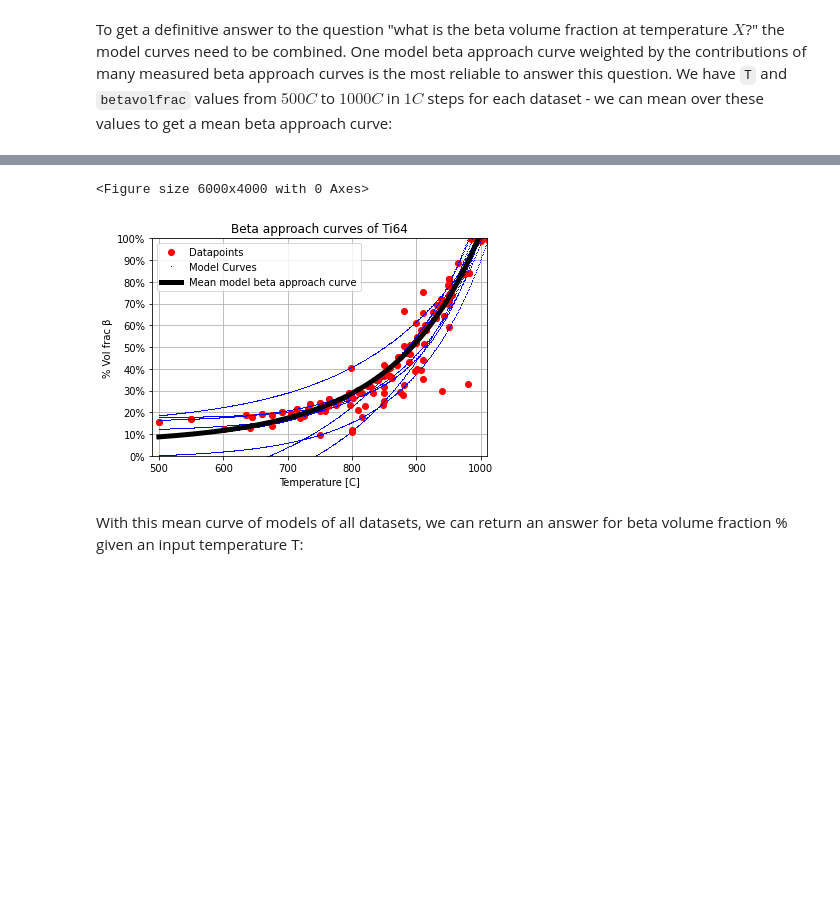
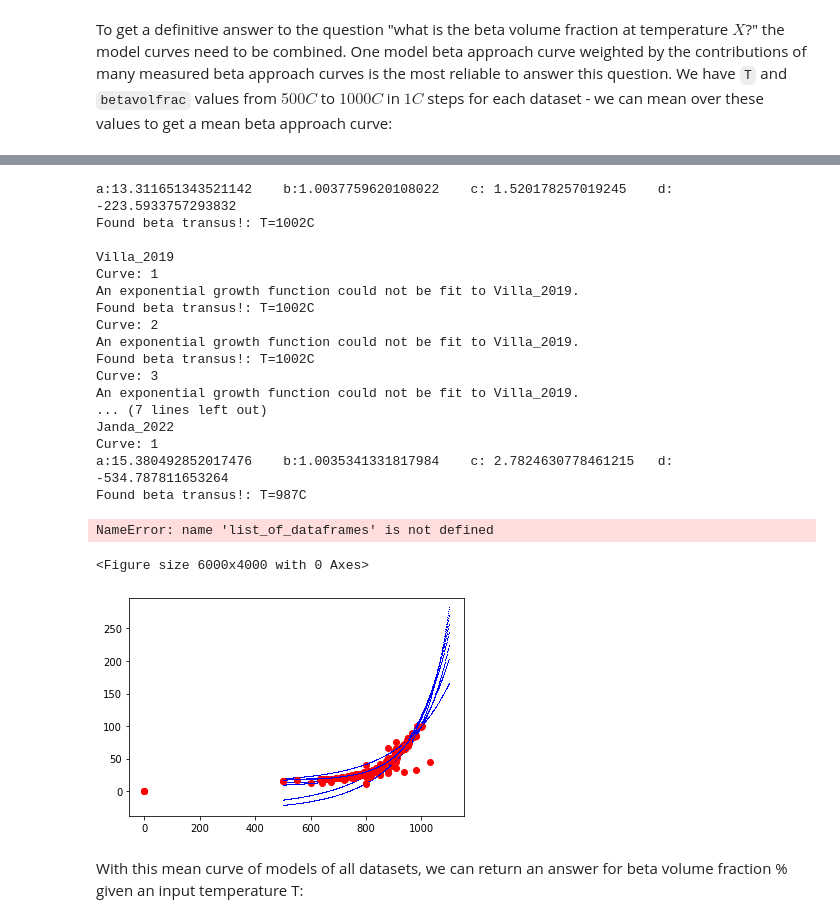
Before and after one commit to RoryAtBar/Ti64-statistical-modelling, a Jupyter notebook: Beta-approach_curves/Beta-approach_curve_plotter.ipynb, the cells around one changed output, grey strips where cells are left out. Drawn from its saved outputs; the diff is of its cells as text; code cells hidden in the pictures; blank space fills up the shorter version.

Commit message:
Make Beta-approach work same as flow curves

```diff
--- a/Beta-approach_curves/Beta-approach_curve_plotter.ipynb
+++ b/Beta-approach_curves/Beta-approach_curve_plotter.ipynb
@@ -35,19 +31,2 @@ DF = np.loadtxt(huangbo_betaapproach, skiprows=6, encoding='unicode_escape')
 # %% [markdown]
 Load `beta-approach_curves.yml` file, read in data for each paper as pandas dataframe, and show all papers:
-# %%
-alloy = "Ti-6Al-4V"
-database = yaml.load(open('beta-approach_curves.yml'), Loader=SafeLoader)[alloy]
-
-for expt_key in database['Experiments'].keys():
-    for curve_no, curve_metadata in enumerate(database['Experiments'][expt_key]['Curves']):
-        database['Experiments'][expt_key]['Curves'][curve_no]['data'] = pd.read_csv(database['Experiments'][expt_key]['Curves'][curve_no]['Curve_location'],
-                                     sep=",", skiprows=0)
-
-for paper_key in database['Papers'].keys():
-    for curve_no, curve_metadata in enumerate(database['Papers'][paper_key]['Curves']):
-
-        database['Papers'][paper_key]['Curves'][curve_no]['data'] = pd.read_csv(database['Papers'][paper_key]['Curves'][curve_no]['Curve_location'],
-                                     sep=",", skiprows=0)
-
-print(f"Experiments:\n{database['Experiments'].keys()}")
-print(f"Papers:\n{database['Papers'].keys()}")
@@ -132,15 +128,15 @@ we can mean over these values to get a mean beta approach curve:
 
 plt.figure(dpi=1000)
 
-for expt_key in filtered_data['Experiments']:
+for expt_key in filtered_database['Experiments']:
     print(f"\n{expt_key}") ## DEBUG
-    filtered_data['Experiments'][expt_key]['Curve_models'] = []
+    filtered_database['Experiments'][expt_key]['Curve_models'] = []
 #     plt.figure() # comment out to plot all on one figure
 
-    for curve_num, curve in enumerate(filtered_data['Experiments'][expt_key]['Curves']):
+    for curve_num, curve in enumerate(filtered_database['Experiments'][expt_key]['Curves']):
         print(f"Curve: {curve_num+1}") ## DEBUG
-        measured_T = curve.iloc[:,0]
-        measured_volfracbeta = curve.iloc[:,1]
+        measured_T = curve['data'].iloc[:,0]
+        measured_volfracbeta = curve['data'].iloc[:,1]
 
         try:
             param, param_cov = curve_fit(testfunc, measured_T, measured_volfracbeta)
@@ -162,10 +158,10 @@ for expt_key in filtered_data['Experiments']:
                 "T_linspace": T_linspace,
                 "fit_volfracbeta": fit_volfracbeta
                }
-        filtered_data['Experiments'][expt_key]['Curve_models'].append(pd.DataFrame(extrapolated_data))
+        filtered_database['Experiments'][expt_key]['Curve_models'].append(pd.DataFrame(extrapolated_data))
 
-        modelT = filtered_data['Experiments'][expt_key]['Curve_models'][curve_num].iloc[:,0]
-        modelbetafrac = filtered_data['Experiments'][expt_key]['Curve_models'][curve_num].iloc[:,1]
+        modelT = filtered_database['Experiments'][expt_key]['Curve_models'][curve_num].iloc[:,0]
+        modelbetafrac = filtered_database['Experiments'][expt_key]['Curve_models'][curve_num].iloc[:,1]
 
         plt.figure() # comment out to plot all on one figure
         plt.plot(measured_T, measured_volfracbeta, 'o', color ='red',
@@ -177,15 +173,15 @@ for expt_key in filtered_data['Experiments']:
                  label =f"Model Curves",
                 )
 
-for paper_key in filtered_data['Papers']:
+for paper_key in filtered_database['Papers']:
     print(f"\n{paper_key}") ## DEBUG
-    filtered_data['Papers'][paper_key]['Curve_models'] = []
+    filtered_database['Papers'][paper_key]['Curve_models'] = []
 #     plt.figure() # comment out to plot all on one figure
 
-    for curve_num, curve in enumerate(filtered_data['Papers'][paper_key]['Curves']):
+    for curve_num, curve in enumerate(filtered_database['Papers'][paper_key]['Curves']):
         print(f"Curve: {curve_num+1}") ## DEBUG
-        T = curve.iloc[:,0]
-        volfracbeta = curve.iloc[:,1]
+        T = curve['data'].iloc[:,0]
+        volfracbeta = curve['data'].iloc[:,1]
 
         try:
             param, param_cov = curve_fit(testfunc, T, volfracbeta)
@@ -207,10 +203,10 @@ for paper_key in filtered_data['Papers']:
                 "T_linspace": T_linspace,
                 "fit_volfracbeta": fit_volfracbeta
                }
-        filtered_data['Papers'][paper_key]['Curve_models'].append(pd.DataFrame(extrapolated_data))
+        filtered_database['Papers'][paper_key]['Curve_models'].append(pd.DataFrame(extrapolated_data))
 
-        modelT = filtered_data['Papers'][paper_key]['Curve_models'][curve_num].iloc[:,0]
-        modelbetafrac = filtered_data['Papers'][paper_key]['Curve_models'][curve_num].iloc[:,1]
+        modelT = filtered_database['Papers'][paper_key]['Curve_models'][curve_num].iloc[:,0]
+        modelbetafrac = filtered_database['Papers'][paper_key]['Curve_models'][curve_num].iloc[:,1]
 
         plt.plot(T, volfracbeta, 'o', color ='red',
 #                  label =f"{paper_key} dataset[{curve_num+1}]", # for ind curve plots
@@ -232,7 +228,7 @@ T = pd.DataFrame(np.linspace(500, 1000, len(mean_rows)))
 mean_beta_volfrac = pd.DataFrame(mean_rows)
 mean_betaapproach_curve = pd.concat([T, mean_beta_volfrac], axis=1)
 
-plt.plot(mean_betaapproach_curve.iloc[:,0], mean_betaapproach_curve.iloc[:,1],
+plt.plot(mean_betaapproach_curve['data'].iloc[:,0], mean_betaapproach_curve['data'].iloc[:,1],
          color='k', linewidth=5,
          label='Mean model beta approach curve')
 
@@ -268,5 +264,23 @@ Found beta transus!: T=987C
-<Figure size 6000x4000 with 0 Axes>
+a:13.311651343521142    b:1.0037759620108022    c: 1.520178257019245    d: -223.5933757293832
+Found beta transus!: T=1002C
+
+Villa_2019
+Curve: 1
+An exponential growth function could not be fit to Villa_2019.
+Found beta transus!: T=1002C
+Curve: 2
+An exponential growth function could not be fit to Villa_2019.
+Found beta transus!: T=1002C
+Curve: 3
+An exponential growth function could not be fit to Villa_2019.
+... (7 lines left out)
+Janda_2022
+Curve: 1
+a:15.380492852017476    b:1.0035341331817984    c: 2.7824630778461215   d: -534.787811653264
+Found beta transus!: T=987C
+NameError: name 'list_of_dataframes' is not defined
+<Figure size 6000x4000 with 0 Axes>
-[figure, old version]
+[figure, new version]
 # %% [markdown]
 With this mean curve of models of all datasets, we can return an answer for beta volume fraction \% given an input temperature T:
 # %%
```
Also changed, not shown: parts of 11 cells of this notebook, 2 other files.
